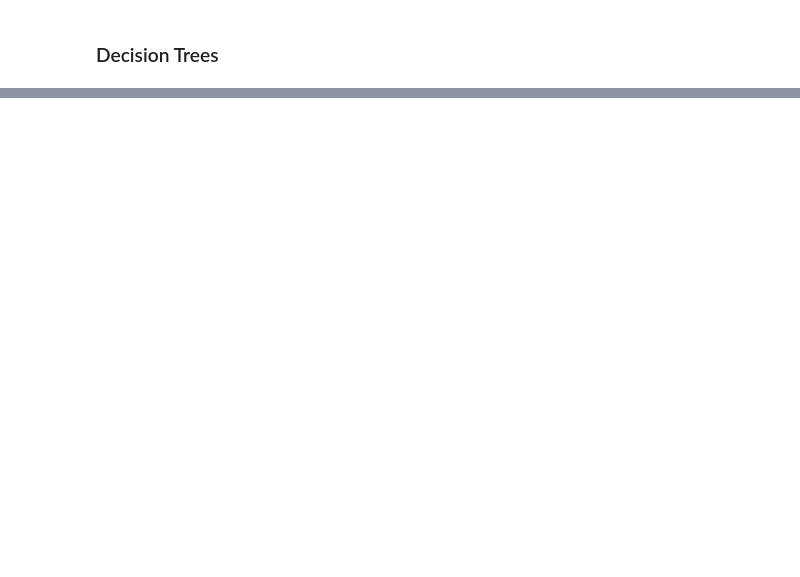
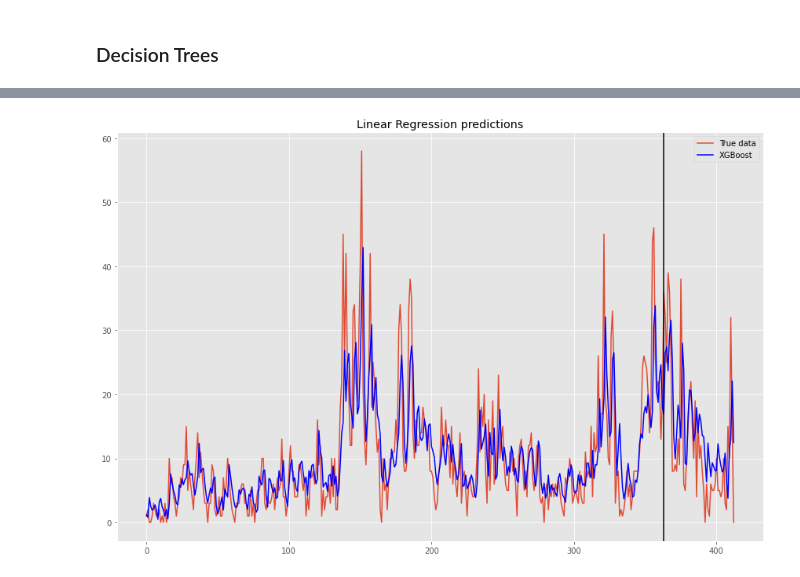
Before and after one commit to ds4a-team4/dynamic-pricing, a Jupyter notebook: models/Model_Selection.ipynb, the cells around one changed output, grey strips where cells are left out. Saved outputs shown, nothing was run; the diff lists cells and outputs as text; code cells hidden in the pictures; blank space fills up the shorter version.

```diff
--- a/models/Model_Selection.ipynb
+++ b/models/Model_Selection.ipynb
@@ -472,0 +551,11 @@ plt.show()
+# %%
+model = xgb.train(param, xgb_train, epochs)
+# %%
+train_predictions = model.predict(xgb_train)
+train_predictions[train_predictions < 0] = 0
+
+# black friday
+#train_predictions[train_predictions == max(train_predictions)] = sum(train_predictions)*0.08
+# %%
+test_predictions  = model.predict(xgb_test)
+test_predictions[test_predictions < 0] = 0
@@ -472,0 +572,21 @@ plt.show()
+# %%
+xgb_predictions = np.append(train_predictions, test_predictions)
+# %%
+fig, ax = plt.subplots(figsize=(12,8))
+
+## True values
+ax.plot(df.y.values, label='True data')
+
+## Scaled data
+# ax.plot(scaled_data[:,-1], label='True data')
+
+ax.plot(xgb_predictions, color='blue', label='XGBoost')
+plt.axvline(x=split_point, color='black')
+ax.set_title("Linear Regression predictions")
+
+plt.legend()
+
+plt.tight_layout()
+plt.show()
+# %% [output]
+[figure, added]
```
Also changed, not shown: parts of 31 cells of this notebook.
